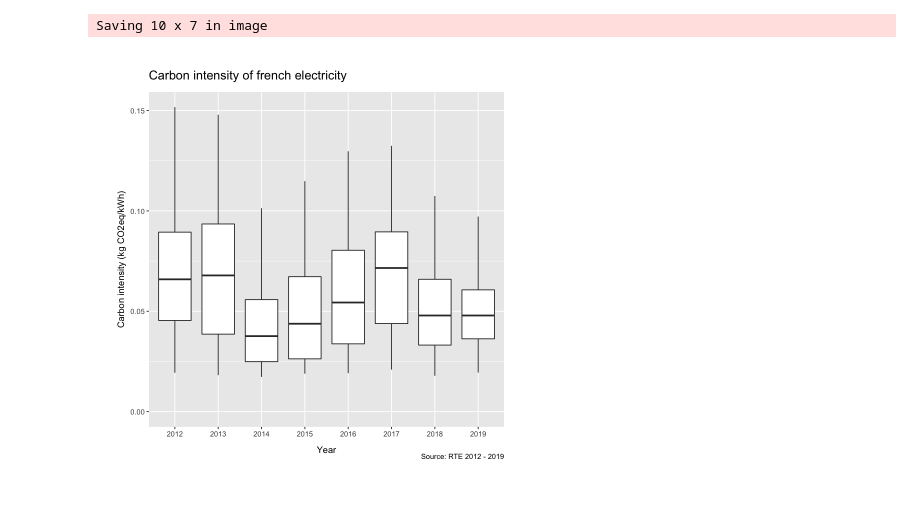
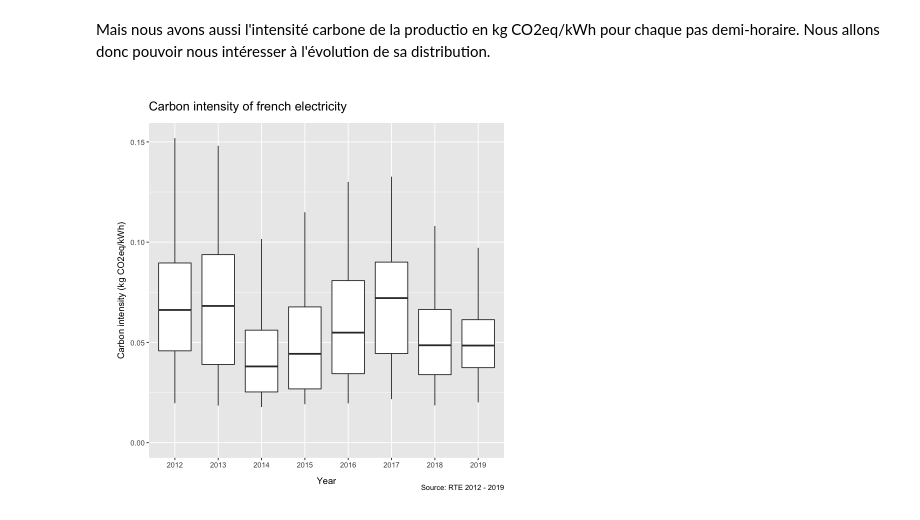
Before and after one commit to ewoken/electricity-analysis-old, a Jupyter notebook: index.ipynb, the cells around one changed output. Drawn from its saved outputs; the diff is of its cells as text; code cells hidden in the pictures.

```diff
--- a/index.ipynb
+++ b/index.ipynb
@@ -22,0 +30,4 @@ Joining, by = "date"
+# %%
+ADEME_GHG_FACTORS = c(0.006, 0.006, 0.013, 0.055, 0.418, 0.494, 0.73, 1.06)
+names(ADEME_GHG_FACTORS) = c('hydro', 'nuclear', 'wind', 'solar', 'gas', 'bioenergies', 'oil', 'coal')
+ADEME_GHG_FACTORS
@@ -22,0 +39,3 @@ Joining, by = "date"
+# %%
+data = add_co2_kg(data, ADEME_GHG_FACTORS)
+add_co2_kg
@@ -23,15 +74,14 @@ Joining, by = "date"
+# %% [markdown]
+Mais nous avons aussi l'intensité carbone de la productio en kg CO2eq/kWh pour chaque pas demi-horaire. Nous allons donc pouvoir nous intéresser à l'évolution de sa distribution.
 # %%
-data  = data %>% add_co2_kg()
 ggplot(data, aes(x = paste(year), y = co2_kg_kwh)) +
     geom_boxplot(outlier.shape = NA) +
     scale_y_continuous(limits = c(0, NA)) +
     labs(
         title = 'Carbon intensity of french electricity',
         x = 'Year',
         y = 'Carbon intensity (kg CO2eq/kWh)',
         caption = 'Source: RTE 2012 - 2019'
-    ) +
-    ggsave('./figures/carbon_intensity_by_year.png', width = unit(10, 'cm'))
+    )
 # %% [output]
-Saving 10 x 7 in image
-[figure, old version]
+[figure, new version]
```
Also changed, not shown: parts of 9 cells of this notebook, 2 other files.
